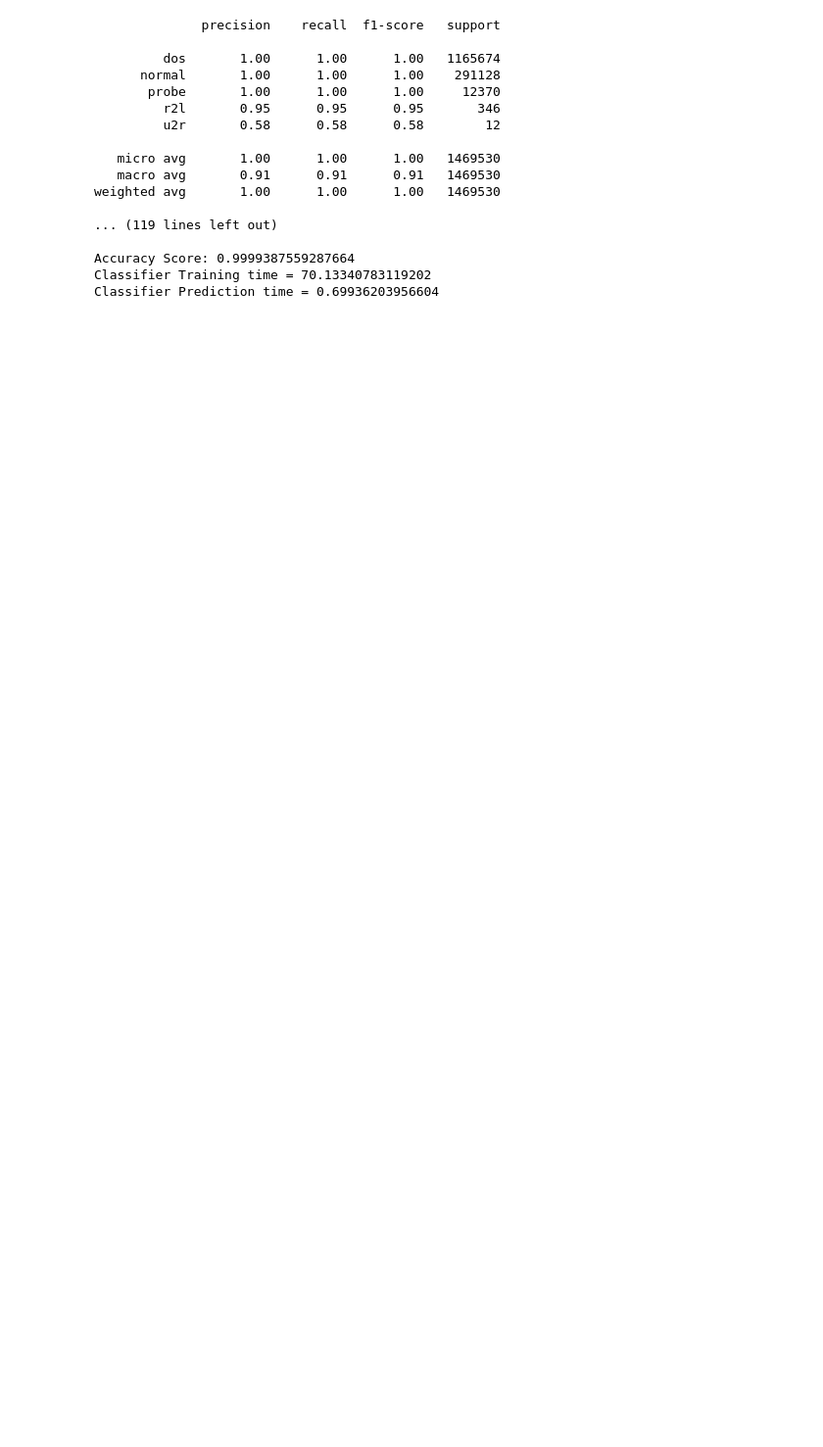
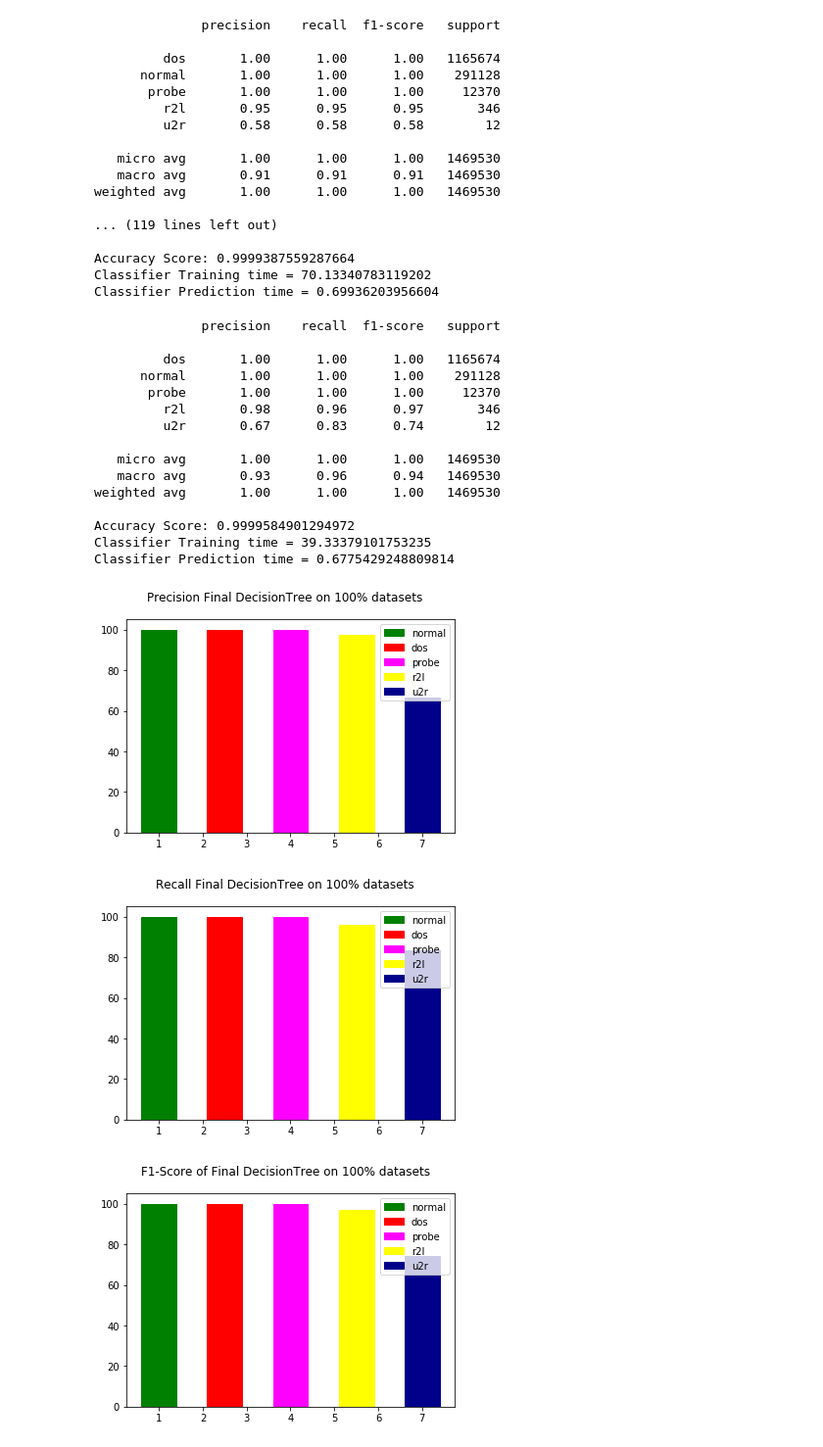
Before and after one commit to dtangster/cmpe255-project, a Jupyter notebook: Data_Exploration.ipynb, the cells around one changed output. Shown at 98% size. Drawn from its saved outputs; the diff is of its cells as text; code cells hidden in the pictures; blank space fills up the shorter version.

```diff
--- a/Data_Exploration.ipynb
+++ b/Data_Exploration.ipynb
@@ -666,3 +696,34 @@ weighted avg       1.00      1.00      1.00   1469530
 Accuracy Score: 0.9999387559287664
 Classifier Training time = 70.13340783119202
 Classifier Prediction time = 0.69936203956604
+# %%
+## Final Decision Tree Classifier
+weight={}
+weight['dos'] = 1
+weight['normal'] = 1
+weight['probe'] = 1
+weight['r2l'] = 1
+weight['u2r'] = 102
+clf_DecisionTree_final = DecisionTreeClassifier(criterion = 'entropy', class_weight = weight)
+clf_DecisionTree_final, treereport_final = test_classifier(clf_DecisionTree_final)
+## Plot Final DecisionTree Result
+plot_algorithm_result(treereport_final, "Final DecisionTree on 100% datasets")
+# %% [output]
+              precision    recall  f1-score   support
+
+         dos       1.00      1.00      1.00   1165674
+      normal       1.00      1.00      1.00    291128
+       probe       1.00      1.00      1.00     12370
+         r2l       0.98      0.96      0.97       346
+         u2r       0.67      0.83      0.74        12
+
+   micro avg       1.00      1.00      1.00   1469530
+   macro avg       0.93      0.96      0.94   1469530
+weighted avg       1.00      1.00      1.00   1469530
+
+Accuracy Score: 0.9999584901294972
+Classifier Training time = 39.33379101753235
+Classifier Prediction time = 0.6775429248809814
+[figure, added]
+[figure, added]
+[figure, added]
```
Also changed, not shown: parts of 7 cells of this notebook, 1 other file.
